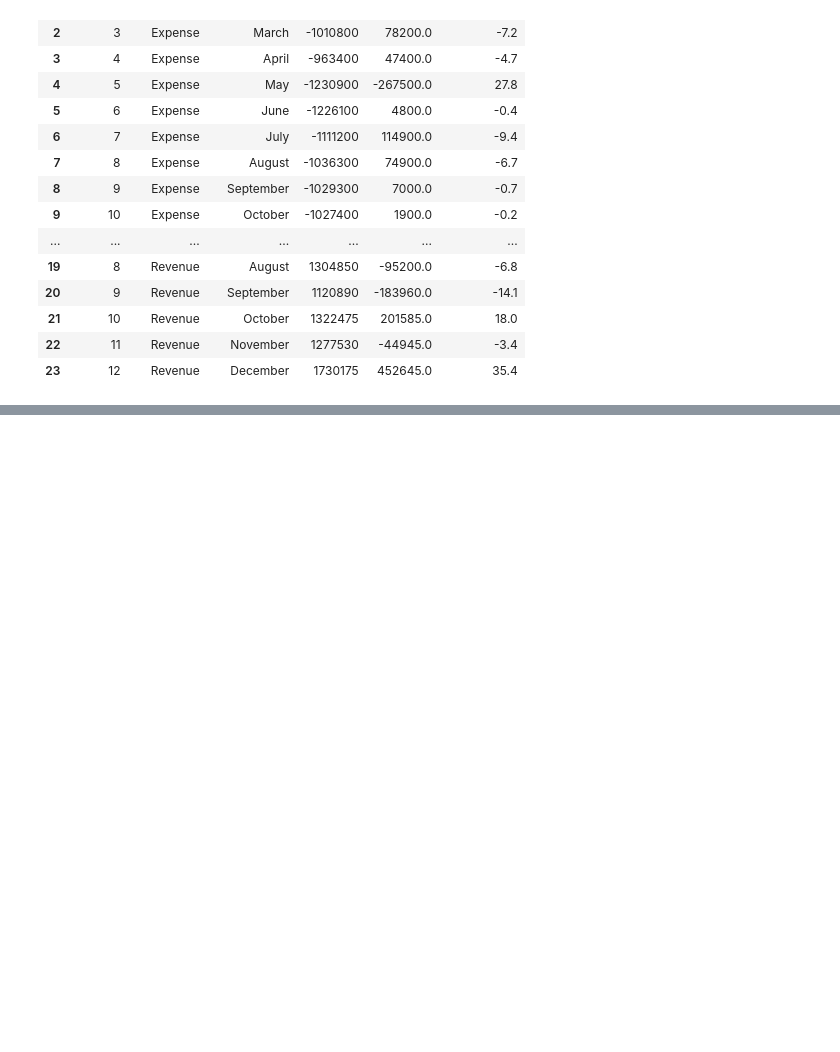
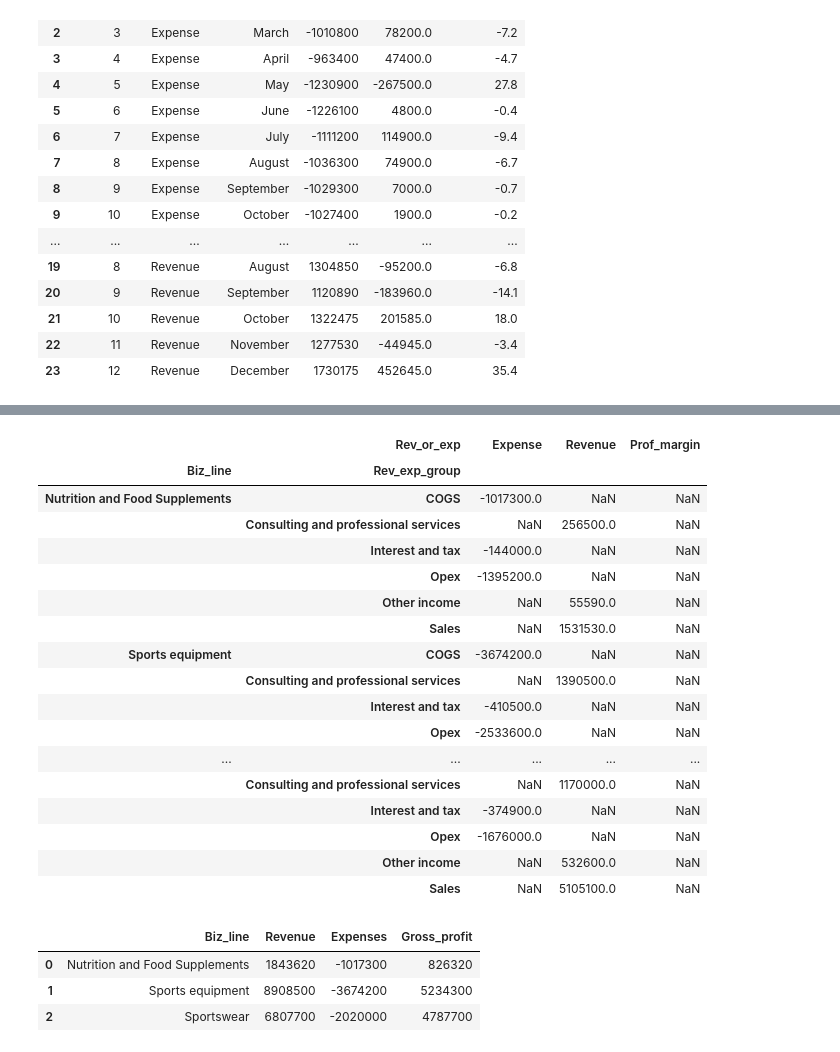
Before and after one commit to djibril968/Python_projects, a Jupyter notebook: Onyx_Financial_Analysis.ipynb, the cells around one changed output, grey strips where cells are left out. Cells and saved outputs as stored; diff of their text form; code cells hidden in the pictures; blank space fills up the shorter version.

```diff
--- a/Onyx_Financial_Analysis.ipynb
+++ b/Onyx_Financial_Analysis.ipynb
@@ -679,0 +698,46 @@ Profit analys
+# %%
+#identifying profit margin across business lines
+profit_margin_ext = Fin_data.groupby(['Rev_or_exp', 'Biz_line', 'Rev_exp_group'])['Amount'].sum().reset_index(name= 'total')
+
+profit_margin = profit_margin_ext.pivot(index = ['Biz_line', 'Rev_exp_group'], columns= 'Rev_or_exp', values= 'total')
+profit_margin['Prof_margin'] = profit_margin['Revenue'] + profit_margin['Expense']
+profit_margin
+# %% [output]
+|  | Rev_or_exp | Expense | Revenue | Prof_margin |
+| Biz_line | Rev_exp_group |  |  |  |
+| Nutrition and Food Supplements | COGS | -1017300.0 | NaN | NaN |
+|  | Consulting and professional services | NaN | 256500.0 | NaN |
+|  | Interest and tax | -144000.0 | NaN | NaN |
+|  | Opex | -1395200.0 | NaN | NaN |
+|  | Other income | NaN | 55590.0 | NaN |
+|  | Sales | NaN | 1531530.0 | NaN |
+| Sports equipment | COGS | -3674200.0 | NaN | NaN |
+|  | Consulting and professional services | NaN | 1390500.0 | NaN |
+|  | Interest and tax | -410500.0 | NaN | NaN |
+|  | Opex | -2533600.0 | NaN | NaN |
+| ... | ... | ... | ... | ... |
+|  | Consulting and professional services | NaN | 1170000.0 | NaN |
+|  | Interest and tax | -374900.0 | NaN | NaN |
+|  | Opex | -1676000.0 | NaN | NaN |
+|  | Other income | NaN | 532600.0 | NaN |
+|  | Sales | NaN | 5105100.0 | NaN |
+# %%
+#profit_margin_ext = Fin_data.groupby(['Rev_or_exp', 'Biz_line', 'Rev_exp_group'])['Amount'].sum().reset_index(name= 'total')
+#profit_margin_ext
+
+
+def formular(df):
+   Expenses = df.loc[df['Rev_exp_group'] == 'COGS', 'Amount'].sum()
+   Revenue = df.loc[df['Rev_or_exp'] == 'Revenue', 'Amount'].sum()
+   return  pd.DataFrame({'Biz_line': [df.name], 'Revenue': [Revenue], 'Expenses': [Expenses]})
+
+prof_mar_ext = Fin_data[['Rev_or_exp', 'Biz_line', 'Rev_exp_group', 'Amount']]
+df = prof_mar_ext.groupby('Biz_line').apply(formular).reset_index(drop= True)
+
+df['Gross_profit'] = df['Revenue'] + df['Expenses']
+df
+# %% [output]
+|  | Biz_line | Revenue | Expenses | Gross_profit |
+| 0 | Nutrition and Food Supplements | 1843620 | -1017300 | 826320 |
+| 1 | Sports equipment | 8908500 | -3674200 | 5234300 |
+| 2 | Sportswear | 6807700 | -2020000 | 4787700 |
```
Also changed, not shown: parts of 4 cells of this notebook.
